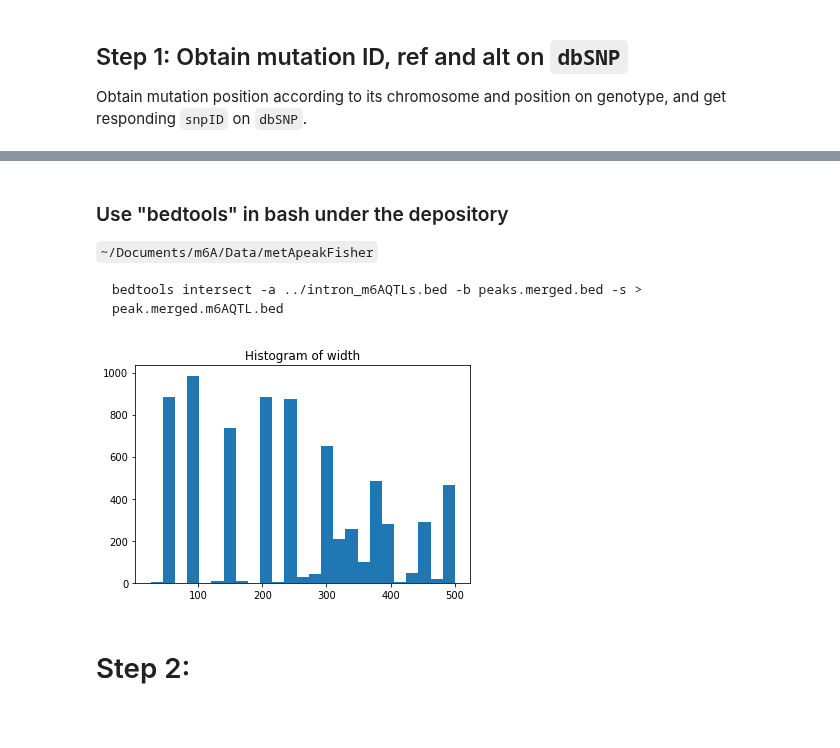
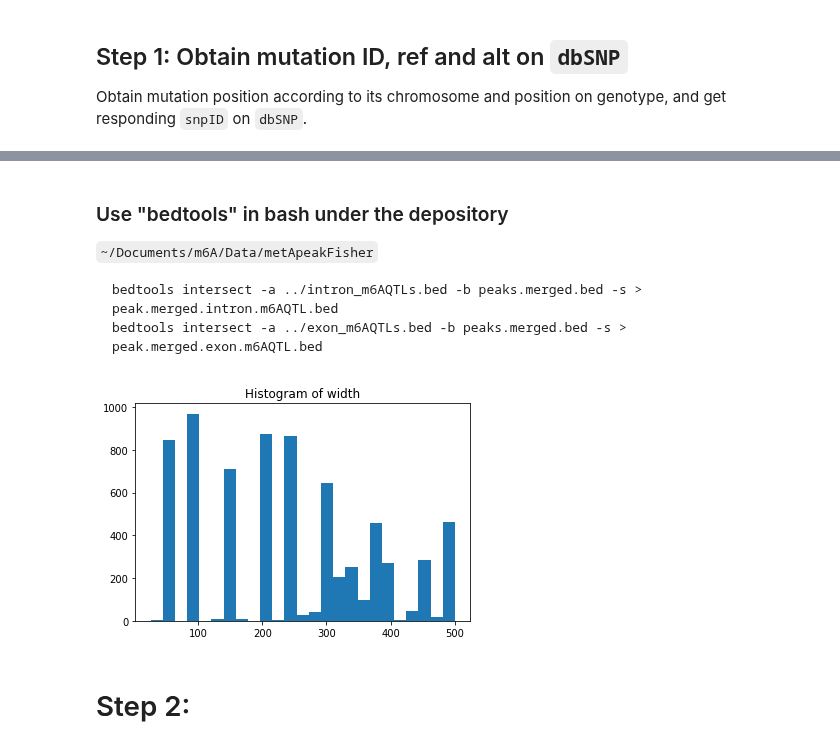
Before and after one commit to xinhe-lab/m6A-ASE, a Jupyter notebook: analysis/20180222_m6A_riboSNitch.ipynb, the cells around one changed output, grey strips where cells are left out. Saved outputs shown, nothing was run; the diff lists cells and outputs as text; code cells hidden in the pictures; blank space fills up the shorter version.

````diff
--- a/analysis/20180222_m6A_riboSNitch.ipynb
+++ b/analysis/20180222_m6A_riboSNitch.ipynb
@@ -25,17 +25,20 @@ n = 200
 1. sort by chromosome and pos
 2. plus and minus 200 for each pos
 # %%
-m6AQTL = pd.read_table(intron_m6AQTL, header = 0)
-m6AQTL = m6AQTL.sort_values(by = ["chr", "pos"])
-m6AQTL = m6AQTL.set_index([[i for i in range(m6AQTL.shape[0])]])
-m6AQTL["strand"] = m6AQTL.apply(lambda row: row["peakID"].split("_")[-1], axis = 1)
-m6AQTL["gene_symbol"] = m6AQTL.apply(lambda row: row["peakID"].split("_")[0], axis = 1)
-m6AQTL["start"] = m6AQTL.apply(lambda row: int(row["peakID"].split("_")[1]), axis = 1)
-m6AQTL["end"] = m6AQTL.apply(lambda row: int(row["peakID"].split("_")[2]), axis = 1)
-m6AQTL["width"] = m6AQTL.apply(lambda row: row["end"] - row["start"], axis = 1)
-m6AQTL["pos1"] = m6AQTL.apply(lambda row: row["pos"] - n, axis = 1)
-m6AQTL["pos2"] = m6AQTL.apply(lambda row: row["pos"] + n, axis = 1)
-m6AQTL["gap"] = m6AQTL.apply(lambda row: row["start"] - row["pos"], axis = 1)
-m6AQTL["in"] = m6AQTL.apply(lambda row: 1 if row["pos"] >= row["start"] and row["pos"] <=row["end"] else 0, axis=1)
-out_cols = ["chr", "pos1", "pos2", "gene_symbol", "width", "strand"]
-m6AQTL[out_cols].to_csv(output_intron_m6AQTL, index = False, header = False, sep = "\t")
+def load_m6AQTL(data_path):
+    data = pd.read_table(data_path, header = 0)
+    data = data.sort_values(by = ["chr", "pos"])
+    data = data.set_index([[i for i in range(data.shape[0])]])
+    data["strand"] = data.apply(lambda row: row["peakID"].split("_")[-1], axis = 1)
+    data["gene_symbol"] = data.apply(lambda row: row["peakID"].split("_")[0], axis = 1)
+    data["start"] = data.apply(lambda row: int(row["peakID"].split("_")[1]), axis = 1)
+    data["end"] = data.apply(lambda row: int(row["peakID"].split("_")[2]), axis = 1)
+    data["width"] = data.apply(lambda row: row["end"] - row["start"], axis = 1)
+    data["pos1"] = data.apply(lambda row: row["pos"] - n, axis = 1)
+    data["pos2"] = data.apply(lambda row: row["pos"] + n, axis = 1)
+    data["gap"] = data.apply(lambda row: row["start"] - row["pos"], axis = 1)
+    data["in"] = data.apply(lambda row: 1 if row["pos"] >= row["start"] and row["pos"] <= row["end"] else 0,axis=1)
+    return data
+# %%
+intron_m6AQTL = load_m6AQTL(intron_m6AQTL)
+exon_m6AQTL = load_m6AQTL(exon_m6AQTL)
@@ -43,0 +93,11 @@ dbSNP = pd.read_table(output_dbSNP, compression = "gzip", header = 0, sep = "\t"
+# %%
+def get_m6AQTL(data, output_path):
+    res = pd.merge(data, dbSNP, how = "inner", left_on = ["pos", "snpID"], right_on = ["POS", "ID"])
+    res[["chr", "pos1", "pos2", "gene_symbol", "width", "strand"]].to_csv(output_path,
+                                                                   index = False, header = False, sep = "\t")
+    cols = ["#CHROM", "POS", "ID", "REF", "ALT", "strand", "start", "end", "width", "gene_symbol", "pos1", "pos2",
+            "beta", "FDR"]
+    return res[cols]
+# %%
+intron_m6AQTL = get_m6AQTL(intron_m6AQTL, output_intron_m6AQTL)
+exon_m6AQTL = get_m6AQTL(exon_m6AQTL, output_exon_m6AQTL)
@@ -96,16 +127,17 @@ res1.head(10)
 ### Use "bedtools" in bash under the depository
 `~/Documents/m6A/Data/metApeakFisher`
 ```
-bedtools intersect -a ../intron_m6AQTLs.bed -b peaks.merged.bed -s > peak.merged.m6AQTL.bed
+bedtools intersect -a ../intron_m6AQTLs.bed -b peaks.merged.bed -s > peak.merged.intron.m6AQTL.bed
+bedtools intersect -a ../exon_m6AQTLs.bed -b peaks.merged.bed -s > peak.merged.exon.m6AQTL.bed
 ```
 # %%
 n2 = 500
-width = m6AQTL[m6AQTL["width"] <= n2]["width"].tolist()
+width = intron_m6AQTL[intron_m6AQTL["width"] <= n2]["width"].tolist()
 plt.hist(width, bins = 25)
 plt.title("Histogram of width")
 plt.show()
 # %% [output]
-[figure, old version]
+[figure, new version]
 # %% [markdown]
 # Step 2:
 # %% [markdown]
````
Also changed, not shown: parts of 18 cells of this notebook.
